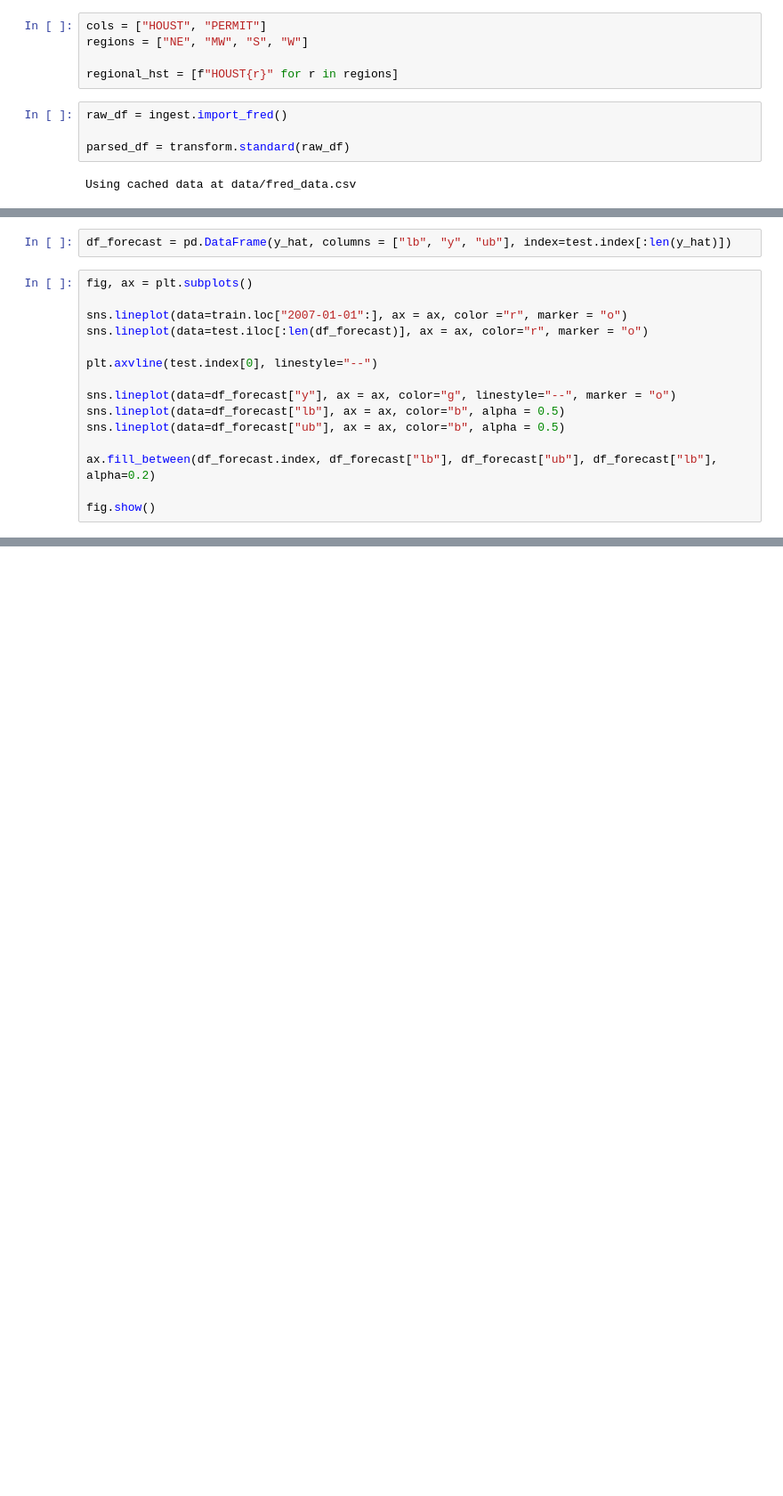
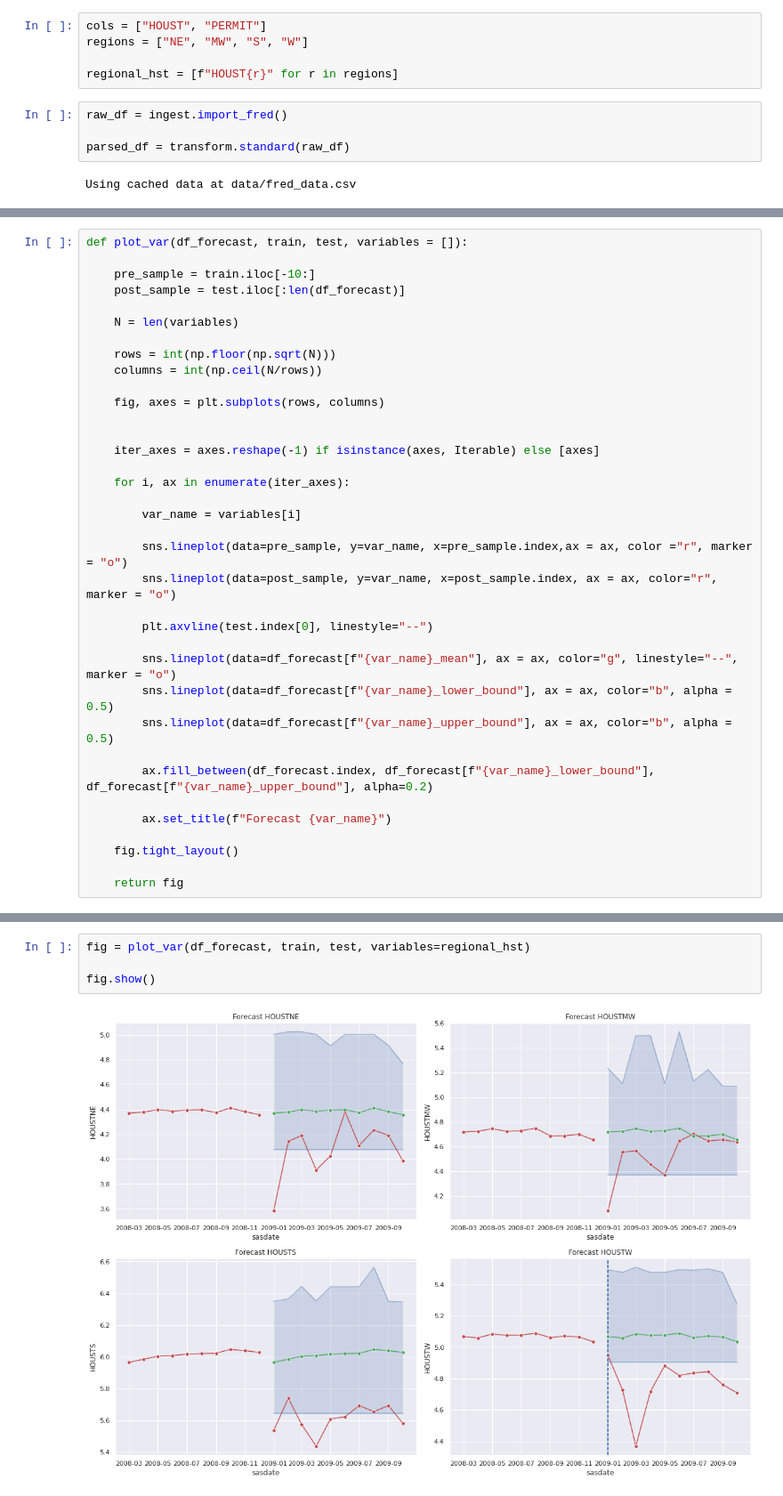
Before and after one commit to NoFishLikeIan/tinbergen, a Jupyter notebook: homework/adv-macroeconometrics/week-two/house-start-analysis.ipynb, the cells around one changed output, grey strips where cells are left out. Shown at 89% size. Cells and saved outputs as stored; diff of their text form; blank space fills up the shorter version.

```diff
--- a/homework/adv-macroeconometrics/week-two/house-start-analysis.ipynb
+++ b/homework/adv-macroeconometrics/week-two/house-start-analysis.ipynb
@@ -55,17 +84,36 @@ y_hat = iterative_forecast(predictor, first_lags, lags)
-# %%
-df_forecast = pd.DataFrame(y_hat, columns = ["lb", "y", "ub"], index=test.index[:len(y_hat)])
 # %%
-fig, ax = plt.subplots()
+def plot_var(df_forecast, train, test, variables = []):
 
-sns.lineplot(data=train.loc["2007-01-01":], ax = ax, color ="r", marker = "o")
-sns.lineplot(data=test.iloc[:len(df_forecast)], ax = ax, color="r", marker = "o")
+    pre_sample = train.iloc[-10:]
+    post_sample = test.iloc[:len(df_forecast)]
 
-plt.axvline(test.index[0], linestyle="--")
+    N = len(variables)
 
-sns.lineplot(data=df_forecast["y"], ax = ax, color="g", linestyle="--", marker = "o")
-sns.lineplot(data=df_forecast["lb"], ax = ax, color="b", alpha = 0.5)
-sns.lineplot(data=df_forecast["ub"], ax = ax, color="b", alpha = 0.5)
+    rows = int(np.floor(np.sqrt(N)))
+    columns = int(np.ceil(N/rows))
 
-ax.fill_between(df_forecast.index, df_forecast["lb"], df_forecast["ub"], df_forecast["lb"], alpha=0.2)
+    fig, axes = plt.subplots(rows, columns)
 
-fig.show()
+
+    iter_axes = axes.reshape(-1) if isinstance(axes, Iterable) else [axes]
+
+    for i, ax in enumerate(iter_axes):
+
+        var_name = variables[i]
+
+        sns.lineplot(data=pre_sample, y=var_name, x=pre_sample.index,ax = ax, color ="r", marker = "o")
+        sns.lineplot(data=post_sample, y=var_name, x=post_sample.index, ax = ax, color="r", marker = "o")
+
+        plt.axvline(test.index[0], linestyle="--")
+
+        sns.lineplot(data=df_forecast[f"{var_name}_mean"], ax = ax, color="g", linestyle="--", marker = "o")
+        sns.lineplot(data=df_forecast[f"{var_name}_lower_bound"], ax = ax, color="b", alpha = 0.5)
+        sns.lineplot(data=df_forecast[f"{var_name}_upper_bound"], ax = ax, color="b", alpha = 0.5)
+
+        ax.fill_between(df_forecast.index, df_forecast[f"{var_name}_lower_bound"], df_forecast[f"{var_name}_upper_bound"], alpha=0.2)
+
+        ax.set_title(f"Forecast {var_name}")
+
+    fig.tight_layout()
+
+    return fig
@@ -74,0 +120,6 @@ def plot_iter_forecast(predictor, test_data, full_data, init, periods = 1):
+# %%
+fig = plot_var(df_forecast, train, test, variables=regional_hst)
+
+fig.show()
+# %% [output]
+[figure, added]
```
Also changed, not shown: parts of 11 cells of this notebook, 1 other file.
